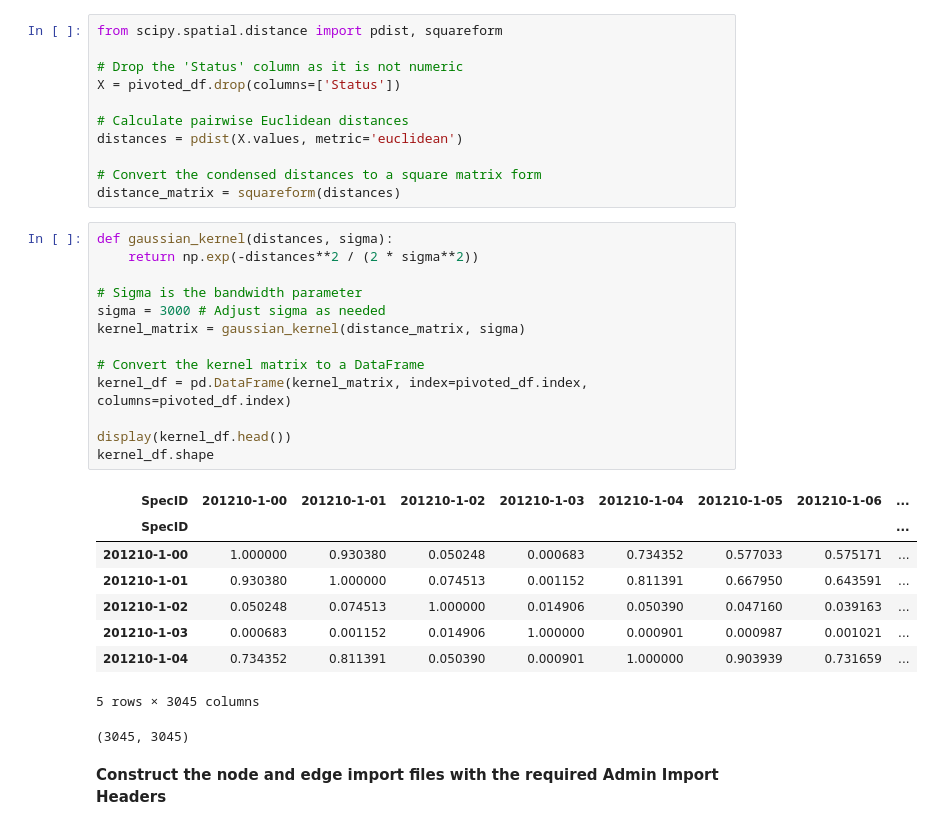
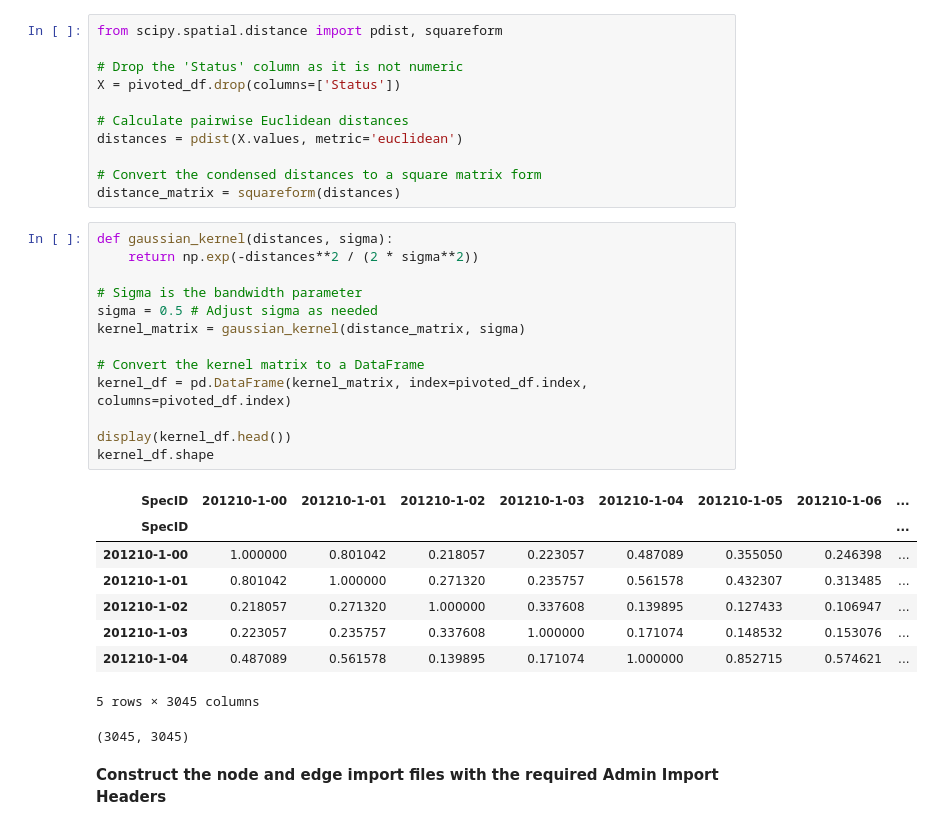
Before and after one commit to Spuced/Final_Year_Project_Github_Clone, a Jupyter notebook: GroupKFold_graph_database/Stan_Gaussian_Kernel._Outlier_Detection_Not_Scaled.ipynb, the cells around one changed output. Cells and saved outputs as stored; diff of their text form.

```diff
--- a/GroupKFold_graph_database/Stan_Gaussian_Kernel._Outlier_Detection_Not_Scaled.ipynb
+++ b/GroupKFold_graph_database/Stan_Gaussian_Kernel._Outlier_Detection_Not_Scaled.ipynb
@@ -101,24 +98,24 @@ distance_matrix = squareform(distances)
 # %%
 def gaussian_kernel(distances, sigma):
     return np.exp(-distances**2 / (2 * sigma**2))
 
 # Sigma is the bandwidth parameter
-sigma = 3000 # Adjust sigma as needed
+sigma = 0.5 # Adjust sigma as needed
 kernel_matrix = gaussian_kernel(distance_matrix, sigma)
 
 # Convert the kernel matrix to a DataFrame
 kernel_df = pd.DataFrame(kernel_matrix, index=pivoted_df.index, columns=pivoted_df.index)
 
 display(kernel_df.head())
 kernel_df.shape
 # %% [output]
 | SpecID | 201210-1-00 | 201210-1-01 | 201210-1-02 | 201210-1-03 | 201210-1-04 | 201210-1-05 | 201210-1-06 | ... |
 | SpecID |  |  |  |  |  |  |  | ... |
-| 201210-1-00 | 1.000000 | 0.930380 | 0.050248 | 0.000683 | 0.734352 | 0.577033 | 0.575171 | ... |
-| 201210-1-01 | 0.930380 | 1.000000 | 0.074513 | 0.001152 | 0.811391 | 0.667950 | 0.643591 | ... |
-| 201210-1-02 | 0.050248 | 0.074513 | 1.000000 | 0.014906 | 0.050390 | 0.047160 | 0.039163 | ... |
-| 201210-1-03 | 0.000683 | 0.001152 | 0.014906 | 1.000000 | 0.000901 | 0.000987 | 0.001021 | ... |
-| 201210-1-04 | 0.734352 | 0.811391 | 0.050390 | 0.000901 | 1.000000 | 0.903939 | 0.731659 | ... |
+| 201210-1-00 | 1.000000 | 0.801042 | 0.218057 | 0.223057 | 0.487089 | 0.355050 | 0.246398 | ... |
+| 201210-1-01 | 0.801042 | 1.000000 | 0.271320 | 0.235757 | 0.561578 | 0.432307 | 0.313485 | ... |
+| 201210-1-02 | 0.218057 | 0.271320 | 1.000000 | 0.337608 | 0.139895 | 0.127433 | 0.106947 | ... |
+| 201210-1-03 | 0.223057 | 0.235757 | 0.337608 | 1.000000 | 0.171074 | 0.148532 | 0.153076 | ... |
+| 201210-1-04 | 0.487089 | 0.561578 | 0.139895 | 0.171074 | 1.000000 | 0.852715 | 0.574621 | ... |
 5 rows × 3045 columns
 (3045, 3045)
 # %% [markdown]
```
Also changed, not shown: parts of 33 cells of this notebook, 2 other files.
